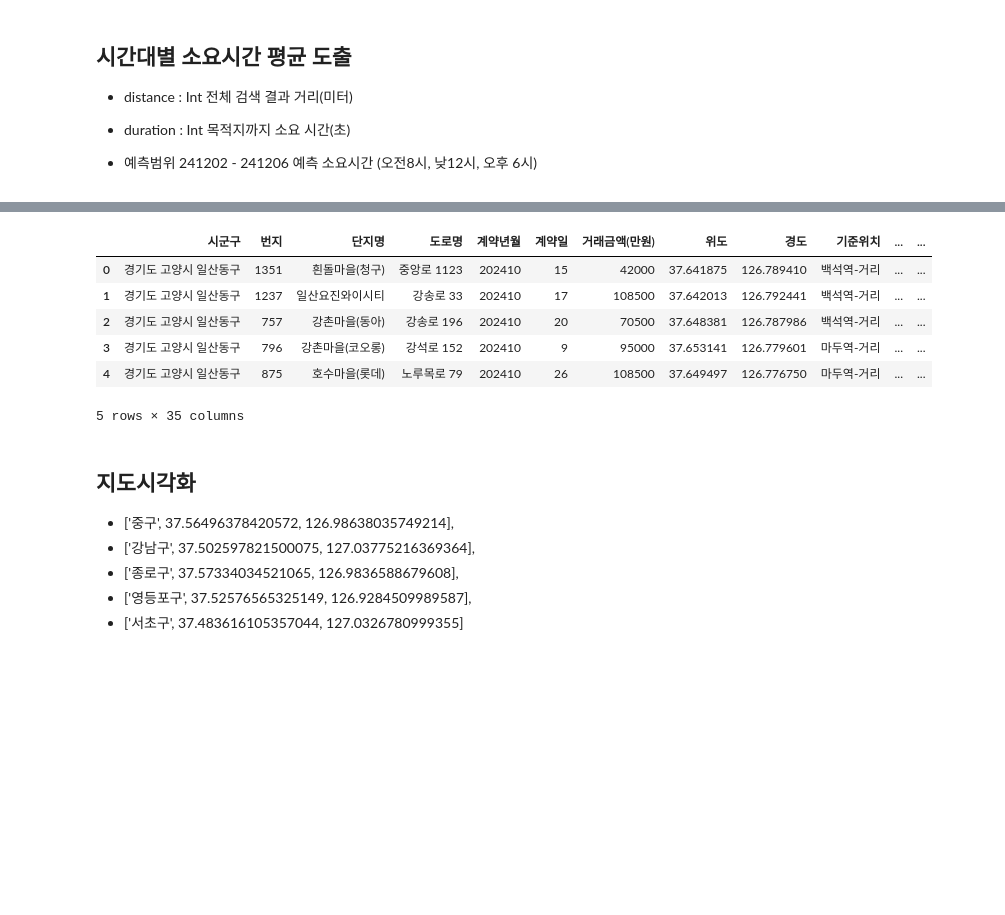
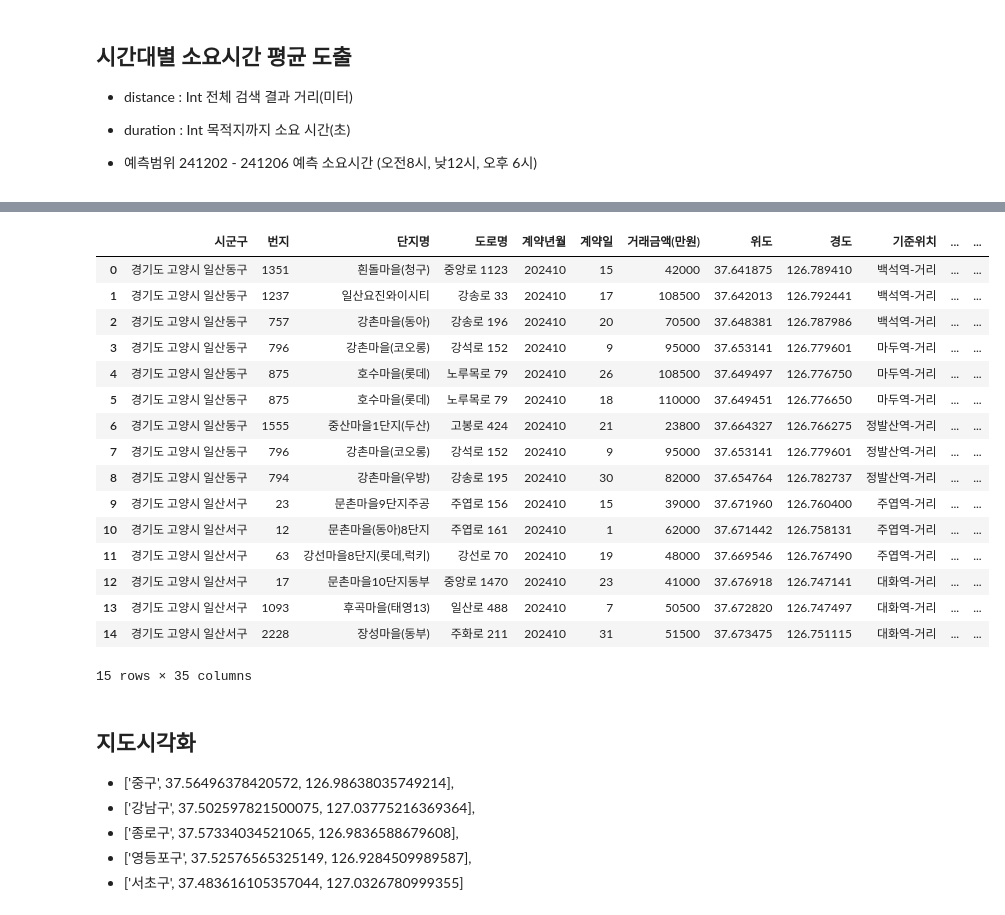
Before and after one commit to SnapishAgent/Ilsan-Investment-Insight, a Jupyter notebook: 교통 접근성/dataset_preprocessing_company_info.ipynb, the cells around one changed output, grey strips where cells are left out. Drawn from its saved outputs; the diff is of its cells as text; code cells hidden in the pictures; blank space fills up the shorter version.

```diff
--- a/교통 접근성/dataset_preprocessing_company_info.ipynb
+++ b/교통 접근성/dataset_preprocessing_company_info.ipynb
@@ -943,15 +950,25 @@ for spot in ['중구','강남구','종로구','영등포구','서초구']:
         selected_word = f'{spot}_{time}_평균시간(초)'
         ilsan_result[selected_word] = row_means
 # %%
-ilsan_result.head()
+ilsan_result
 # %% [output]
 |  | 시군구 | 번지 | 단지명 | 도로명 | 계약년월 | 계약일 | 거래금액(만원) | 위도 | 경도 | 기준위치 | ... | ... |
 | 0 | 경기도 고양시 일산동구 | 1351 | 흰돌마을(청구) | 중앙로 1123 | 202410 | 15 | 42000 | 37.641875 | 126.789410 | 백석역-거리 | ... | ... |
 | 1 | 경기도 고양시 일산동구 | 1237 | 일산요진와이시티 | 강송로 33 | 202410 | 17 | 108500 | 37.642013 | 126.792441 | 백석역-거리 | ... | ... |
 | 2 | 경기도 고양시 일산동구 | 757 | 강촌마을(동아) | 강송로 196 | 202410 | 20 | 70500 | 37.648381 | 126.787986 | 백석역-거리 | ... | ... |
 | 3 | 경기도 고양시 일산동구 | 796 | 강촌마을(코오롱) | 강석로 152 | 202410 | 9 | 95000 | 37.653141 | 126.779601 | 마두역-거리 | ... | ... |
 | 4 | 경기도 고양시 일산동구 | 875 | 호수마을(롯데) | 노루목로 79 | 202410 | 26 | 108500 | 37.649497 | 126.776750 | 마두역-거리 | ... | ... |
+| 5 | 경기도 고양시 일산동구 | 875 | 호수마을(롯데) | 노루목로 79 | 202410 | 18 | 110000 | 37.649451 | 126.776650 | 마두역-거리 | ... | ... |
+| 6 | 경기도 고양시 일산동구 | 1555 | 중산마을1단지(두산) | 고봉로 424 | 202410 | 21 | 23800 | 37.664327 | 126.766275 | 정발산역-거리 | ... | ... |
+| 7 | 경기도 고양시 일산동구 | 796 | 강촌마을(코오롱) | 강석로 152 | 202410 | 9 | 95000 | 37.653141 | 126.779601 | 정발산역-거리 | ... | ... |
+| 8 | 경기도 고양시 일산동구 | 794 | 강촌마을(우방) | 강송로 195 | 202410 | 30 | 82000 | 37.654764 | 126.782737 | 정발산역-거리 | ... | ... |
+| 9 | 경기도 고양시 일산서구 | 23 | 문촌마을9단지주공 | 주엽로 156 | 202410 | 15 | 39000 | 37.671960 | 126.760400 | 주엽역-거리 | ... | ... |
+| 10 | 경기도 고양시 일산서구 | 12 | 문촌마을(동아)8단지 | 주엽로 161 | 202410 | 1 | 62000 | 37.671442 | 126.758131 | 주엽역-거리 | ... | ... |
+| 11 | 경기도 고양시 일산서구 | 63 | 강선마을8단지(롯데,럭키) | 강선로 70 | 202410 | 19 | 48000 | 37.669546 | 126.767490 | 주엽역-거리 | ... | ... |
+| 12 | 경기도 고양시 일산서구 | 17 | 문촌마을10단지동부 | 중앙로 1470 | 202410 | 23 | 41000 | 37.676918 | 126.747141 | 대화역-거리 | ... | ... |
+| 13 | 경기도 고양시 일산서구 | 1093 | 후곡마을(태영13) | 일산로 488 | 202410 | 7 | 50500 | 37.672820 | 126.747497 | 대화역-거리 | ... | ... |
+| 14 | 경기도 고양시 일산서구 | 2228 | 장성마을(동부) | 주화로 211 | 202410 | 31 | 51500 | 37.673475 | 126.751115 | 대화역-거리 | ... | ... |
-5 rows × 35 columns
+15 rows × 35 columns
 # %%
 ilsan_result.to_csv("/Users/shinjh/Desktop/likelion/mid_project/dataset_교통접근성/dataset_apt_price_ilsan_driving_time_dist_mean.csv", encoding='utf-8')
 # %% [markdown]
```
Also changed, not shown: parts of 10 cells of this notebook.
